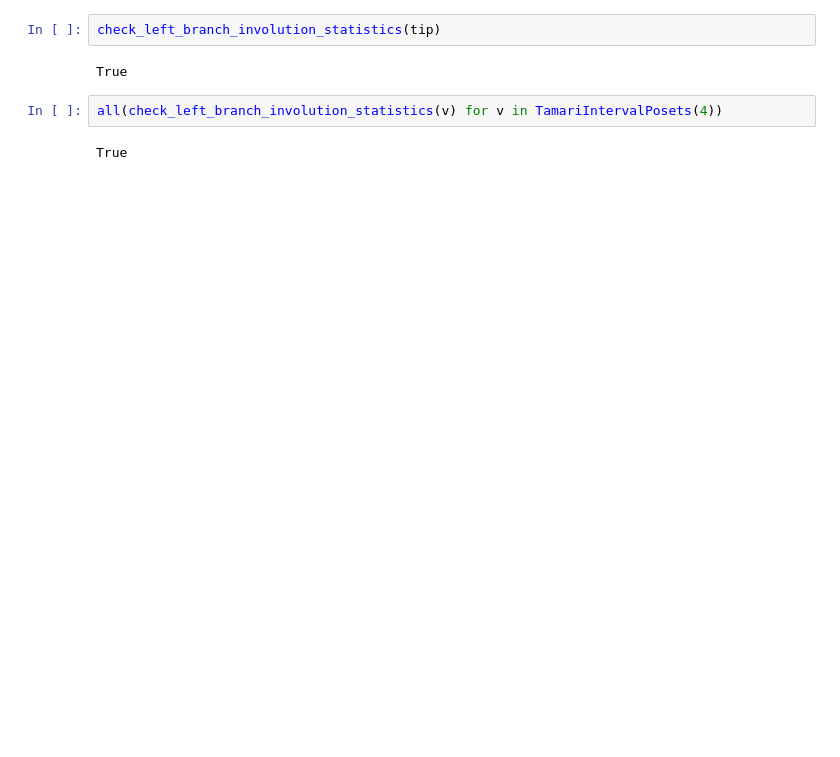
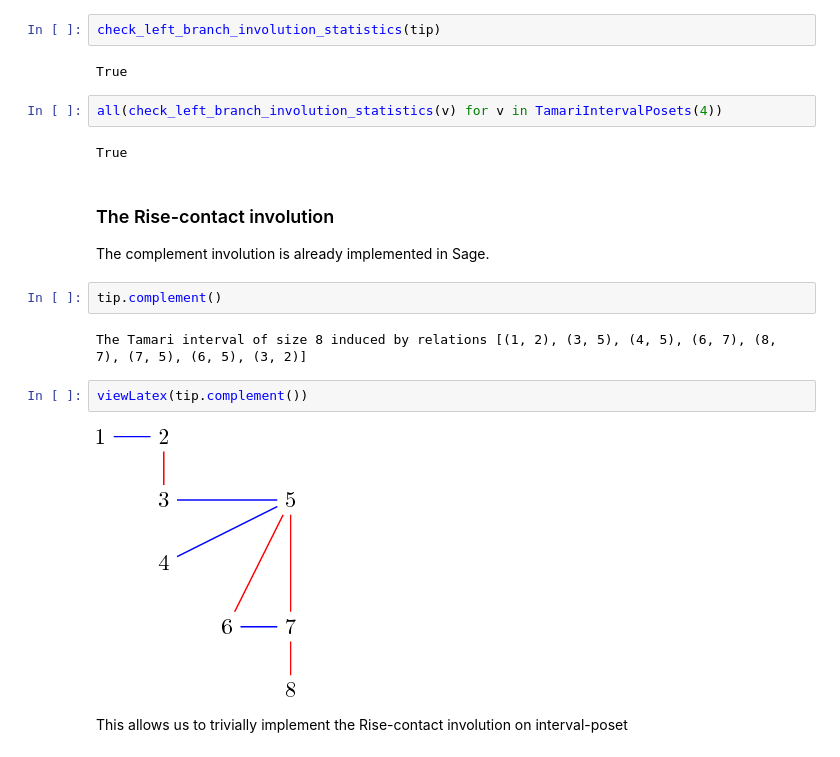
Before and after one commit to VivianePons/public-notebooks, a Jupyter notebook: TamariIntervalPosets/RiseContactInvolution.ipynb, the cells around one changed output. Drawn from its saved outputs; the diff is of its cells as text; blank space fills up the shorter version.

Commit message:
RiseContactInvolution notebook

```diff
--- a/TamariIntervalPosets/RiseContactInvolution.ipynb
+++ b/TamariIntervalPosets/RiseContactInvolution.ipynb
@@ -308,3 +310,17 @@ True
 all(check_left_branch_involution_statistics(v) for v in TamariIntervalPosets(4))
 # %% [output]
 True
+# %% [markdown]
+### The Rise-contact involution
+
+The complement involution is already implemented in Sage.
+# %%
+tip.complement()
+# %% [output]
+The Tamari interval of size 8 induced by relations [(1, 2), (3, 5), (4, 5), (6, 7), (8, 7), (7, 5), (6, 5), (3, 2)]
+# %%
+viewLatex(tip.complement())
+# %% [output]
+[figure, added]
+# %% [markdown]
+This allows us to trivially implement the Rise-contact involution on interval-poset
```
Also changed, not shown: parts of 51 cells of this notebook.
